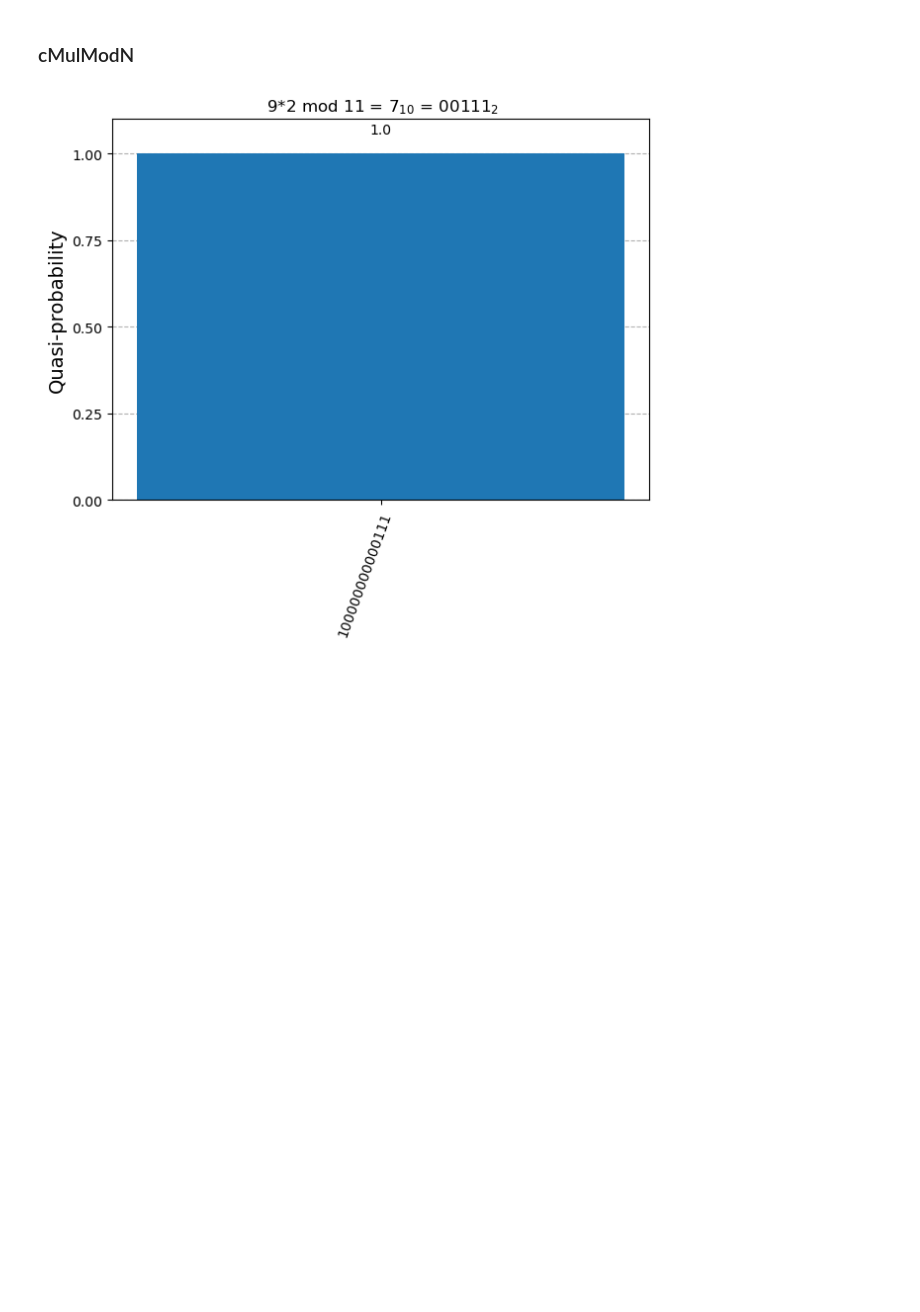
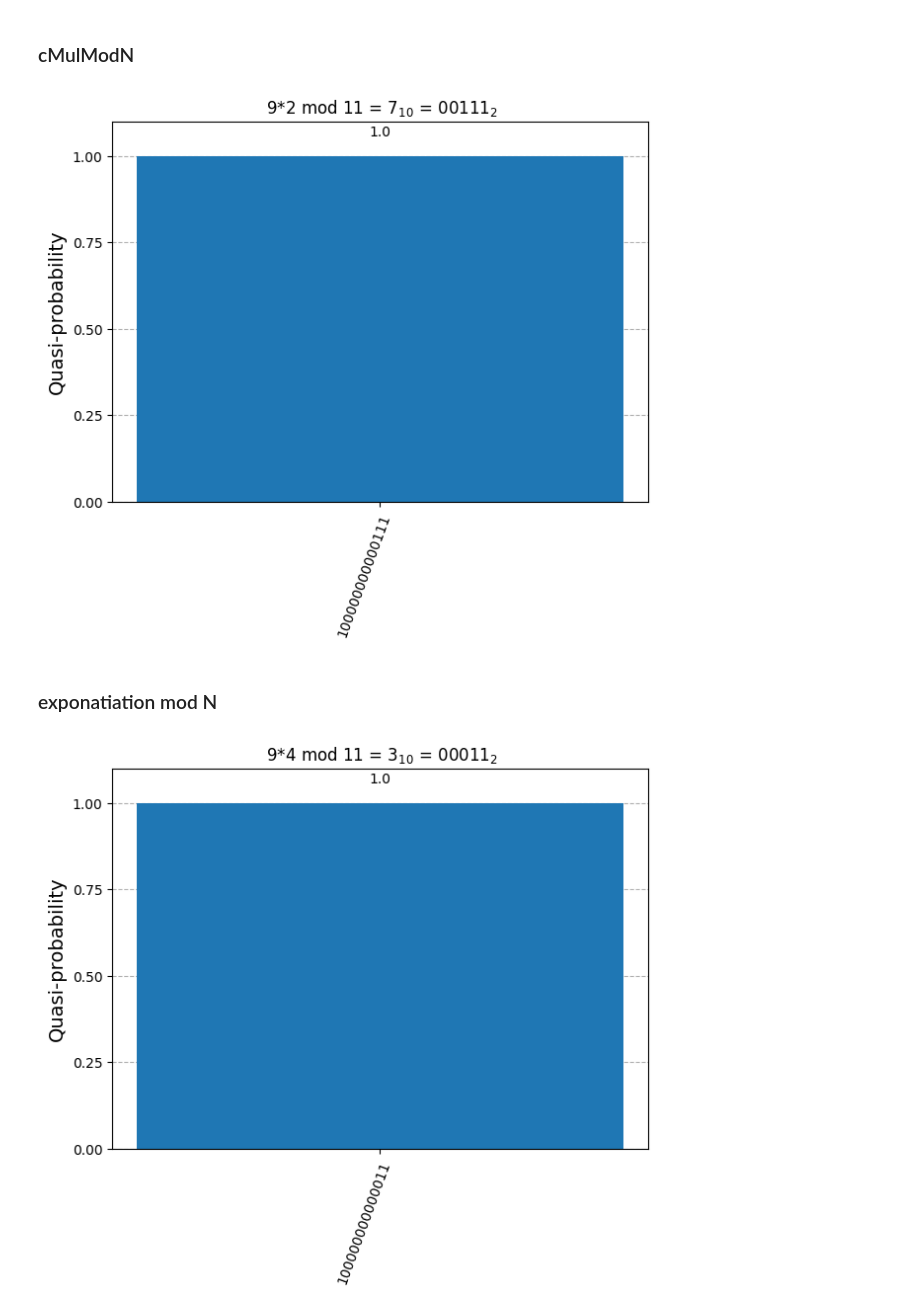
Before and after one commit to BenediktAuer/QC, a Jupyter notebook: Sheet 11/test.ipynb, the cells around one changed output. Cells and saved outputs as stored; diff of their text form; code cells hidden in the pictures; blank space fills up the shorter version.

```diff
--- a/Sheet 11/test.ipynb
+++ b/Sheet 11/test.ipynb
@@ -12,6 +12,8 @@ def sim(circuit, simulator, shots,x_val,y_val,N,n_qubits):
     display(qiskit.visualization.plot_distribution(simGetCounts(circuit, simulator, shots,), title=rf" {x_val}+{y_val} mod {N} = ${(x_val+y_val)%N }_{{10}}$ = ${((x_val+y_val)%N):0{n_qubits}b}_{{2}}$ "))
 def simMul(circuit, simulator, shots,x_val,y_val,N,n_qubits):
     display(qiskit.visualization.plot_distribution(simGetCounts(circuit, simulator, shots,), title=rf" {x_val}*{y_val} mod {N} = ${(x_val*y_val)%N }_{{10}}$ = ${((x_val*y_val)%N):0{n_qubits}b}_{{2}}$ "))
+def simMulExp(circuit, simulator, shots,x_val,y_val,a,N,n_qubits):
+    display(qiskit.visualization.plot_distribution(simGetCounts(circuit, simulator, shots,), title=rf" {x_val}*{y_val**a} mod {N} = ${(x_val*y_val**a)%N }_{{10}}$ = ${((x_val*y_val**a)%N):0{n_qubits}b}_{{2}}$ "))
 
 
 def simGetCounts(circuit, simulator, shots):
@@ -181,7 +183,7 @@ n_qubits = max(int(np.ceil(np.log2(x_val)+1)),int(np.ceil(np.log2(N_val)+1)) )
 # %%
 qr = QuantumRegister(n_qubits,'x')
 qr1 = QuantumRegister(n_qubits,'z')
-a0 = QuantumRegister(4,'a')
+a = QuantumRegister(4,'a')
 # c = QuantumRegister(2,'c')
 control = QuantumRegister(1,'control')
 # cl = ClassicalRegister(n_qubits)
@@ -197,4 +199,6 @@ circ1.measure_all()
 # %%
 simMul(circ1,AerSimulator(),1000,x_val,y_val,N_val,n_qubits)
 # %% [output]
-[figure, old version]
+[figure, new version]
+# %% [markdown]
+### exponatiation mod N
@@ -200,0 +210,20 @@ simMul(circ1,AerSimulator(),1000,x_val,y_val,N_val,n_qubits)
+# %%
+qr = QuantumRegister(n_qubits,'x')
+qr1 = QuantumRegister(n_qubits,'z')
+a = QuantumRegister(4,'a')
+# c = QuantumRegister(2,'c')
+control = QuantumRegister(1,'control')
+# cl = ClassicalRegister(n_qubits)
+circ1 = QuantumCircuit(qr,qr1,a,control)
+for i in range(n_qubits):
+        if (x_val & (1 << i)):
+            circ1.x(qr[i])
+circ1.x(control)
+circ1.barrier()
+c_exp_mod_N(circ1,qr,qr1,a,control,y_val,2,N_val)
+# circ1.measure(qr,cl)
+circ1.measure_all()
+# %%
+simMulExp(circ1,AerSimulator(),1000,x_val,y_val,2,N_val,n_qubits)
+# %% [output]
+[figure, added]
```
Also changed, not shown: parts of 1 cell of this notebook.
